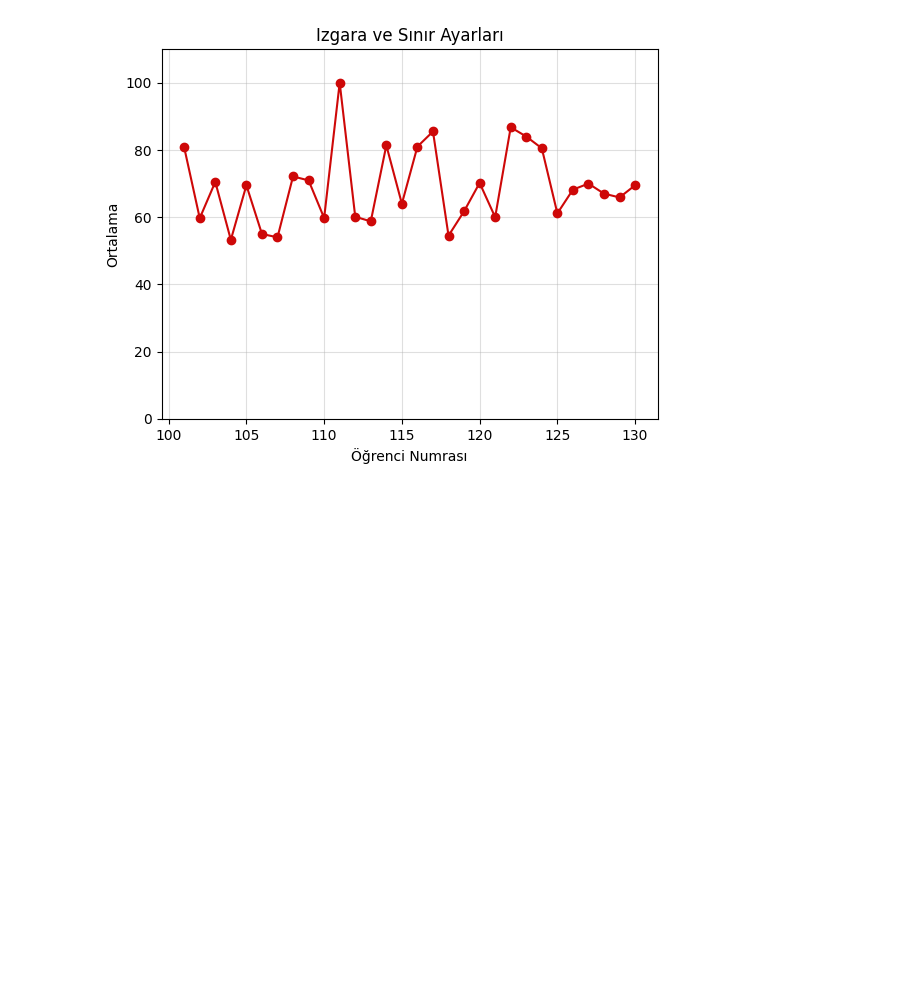
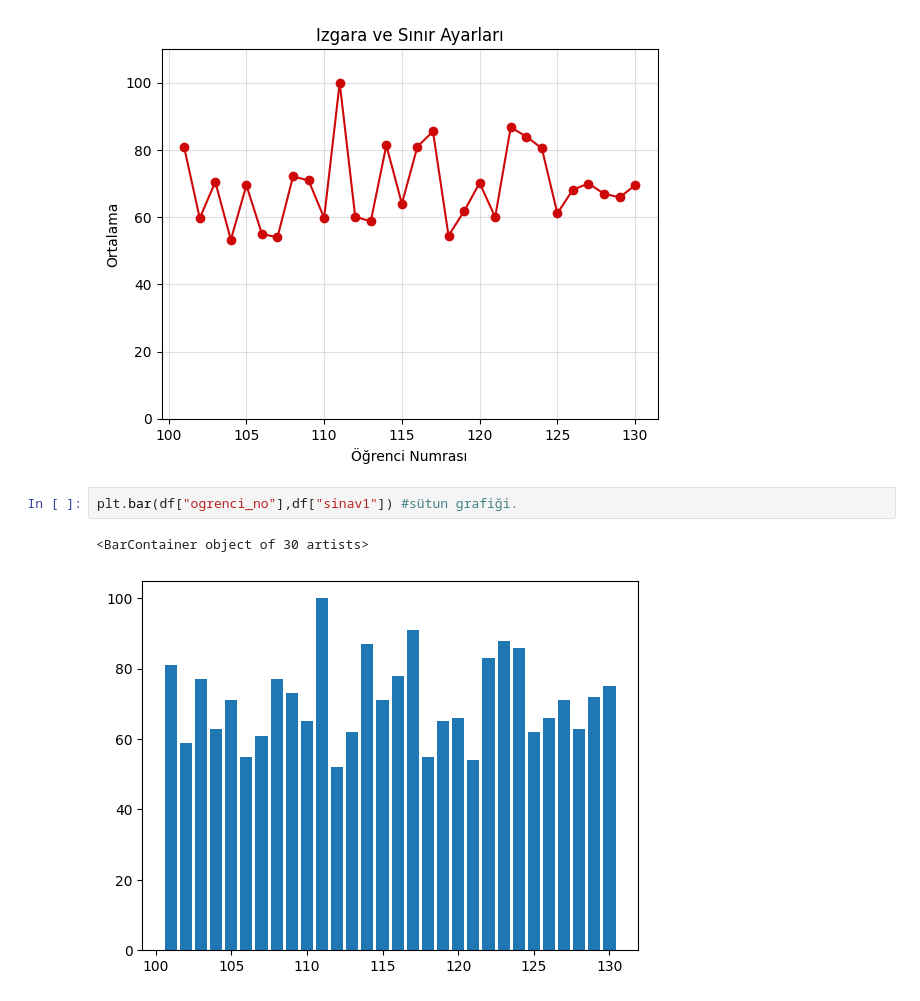
Before and after one commit to europecodingschool/ECS---VB---YZ---08.26, a Jupyter notebook: VB_YZ_Ders_6_.ipynb, the cells around one changed output. Saved outputs shown, nothing was run; the diff lists cells and outputs as text; blank space fills up the shorter version.

```diff
--- a/VB_YZ_Ders_6_.ipynb
+++ b/VB_YZ_Ders_6_.ipynb
@@ -444,3 +444,8 @@ plt.ylim(0,110)
 plt.show()
 # %% [output]
 [figure]
+# %%
+plt.bar(df["ogrenci_no"],df["sinav1"]) #sütun grafiği.
+# %% [output]
+<BarContainer object of 30 artists>
+[figure, added]
```
Also changed, not shown: parts of 11 cells of this notebook.
